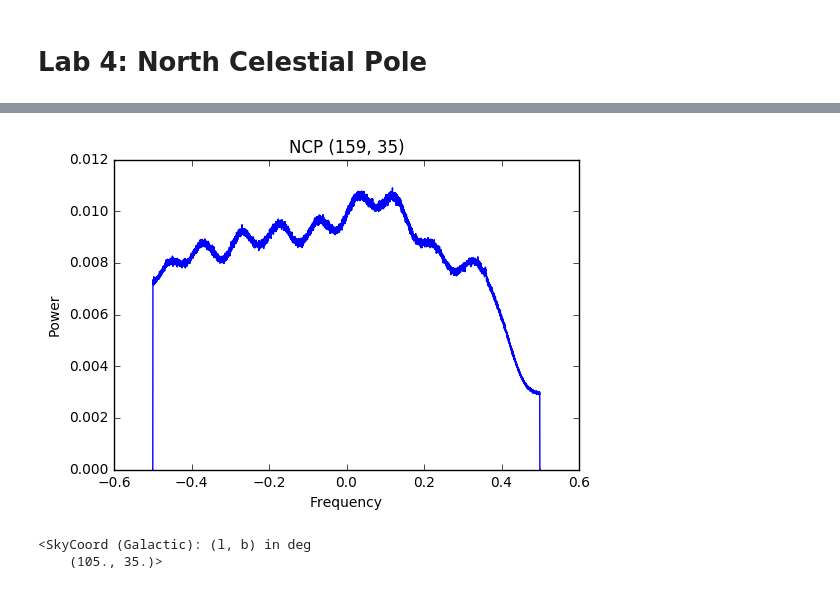
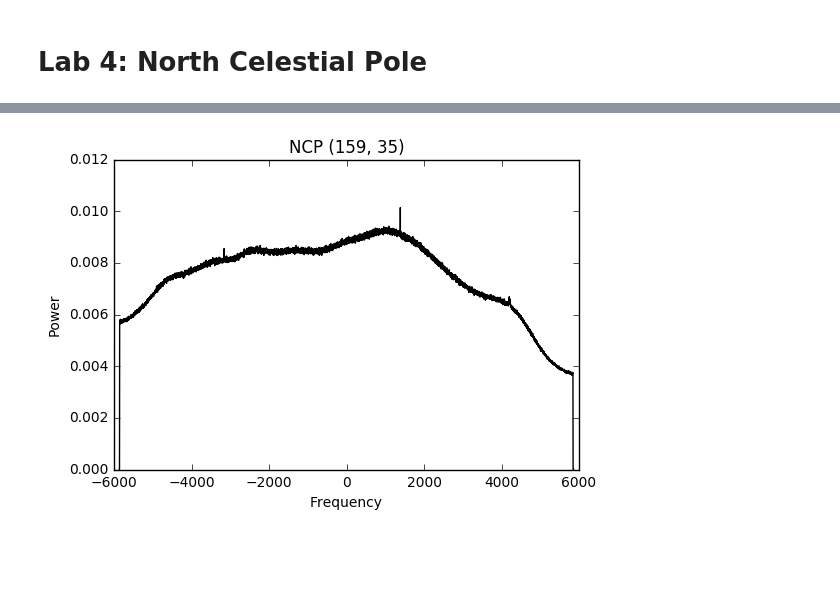
Before and after one commit to gracefujii/Astro-121, a Jupyter notebook: Lab 4 - North Celestial Pole.ipynb, the cells around one changed output, grey strips where cells are left out. Cells and saved outputs as stored; diff of their text form; code cells hidden in the pictures; blank space fills up the shorter version.

```diff
--- a/Lab 4 - North Celestial Pole.ipynb
+++ b/Lab 4 - North Celestial Pole.ipynb
@@ -10,6 +17,9 @@ from astropy.coordinates import SkyCoord
+# %%
+plt.rc('font',**{'family':'serif','serif':['cmr10'], 'size':12})
+plt.rc('text', usetex=True)
 # %%
 def avg_spectrum(fits):
-    """Takes in a fits file of power spectra and averages over all spectra. First polarization mode only.
+    """Takes in a fits file of power spectra and averages over all spectra using both polarization modes.
 
     Parameters
     ----------
@@ -19,10 +29,19 @@ def avg_spectrum(fits):
     -------
     avg_power : average power spectrum"""
 
-    power_blocks = []
+    l = fits[0].header['L']
+    b = fits[0].header['b']
+
+    power_1 = []
+    power_2 = []
 
     for i in range(len(fits)-1):
-        power_blocks.append(fits[i+1].data['auto0_real'])
+        pol_1 = fits[i+1].data['auto0_real']
+        pol_2 = fits[i+1].data['auto1_real']
+        power_1.append(pol_1)
+        power_2.append(pol_2)
 
-    avg_power = sum(power_blocks) / len(power_blocks)
-    return avg_power
+    power = power_1 + power_2
+
+    avg_power = sum(power) / len(power)
+    return l, b, avg_power
@@ -35,19 +82,17 @@ c.galactic
+# %%
+int_time = 0.6990506666666667
+samples = 8192
+t = int_time/samples
 # %%
-x = pyfits.open('data_apr19_126.244987146_58.3025143334.fits')
+data = avg_spectrum(pyfits.open('data_apr19_126.244987146_58.3025143334.fits'))
+data_ = data[2]
 
-freq = np.fft.fftfreq(len(avg_spectrum(x)))
-data = avg_spectrum(x)
-plt.plot(freq[len(freq)/2:], data[:len(data)/2], 'b')
-plt.plot(freq[:len(freq)/2], data[len(data)/2:], 'b')
+freq = np.fft.fftfreq(len(data_), t)
+plt.plot(freq[len(freq)/2:], data_[:len(data_)/2], 'k')
+plt.plot(freq[:len(freq)/2], data_[len(data_)/2:], 'k')
 plt.title('NCP (159, 35)')
 plt.xlabel('Frequency')
 plt.ylabel('Power')
 plt.show()
 # %% [output]
-[figure, old version]
+[figure, new version]
-# %%
-c = SkyCoord(ra=251.26897674*u.degree, dec=72.7776142096*u.degree, frame='icrs')
-c.galactic
-# %% [output]
-<SkyCoord (Galactic): (l, b) in deg
-    (105., 35.)>
```
Also changed, not shown: parts of 29 cells of this notebook, 3 other files.
